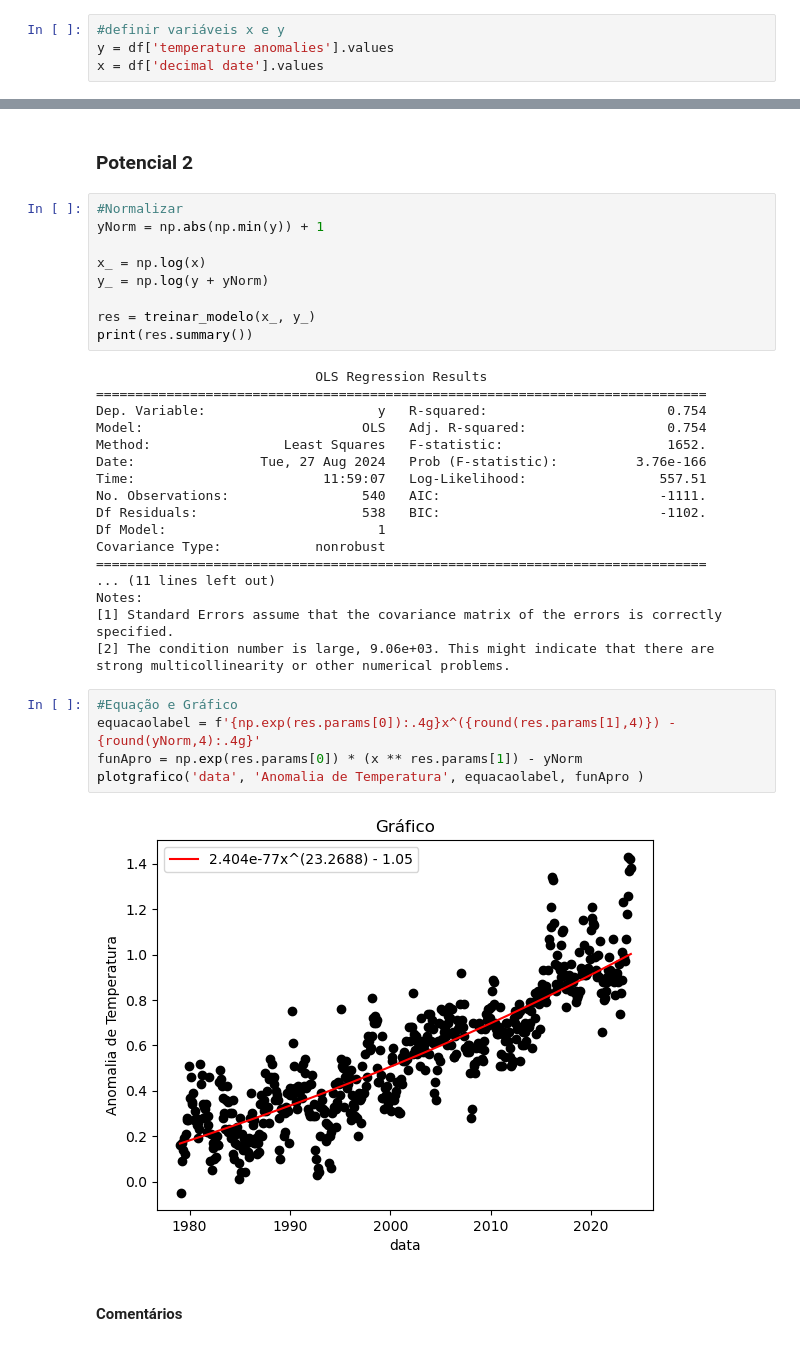
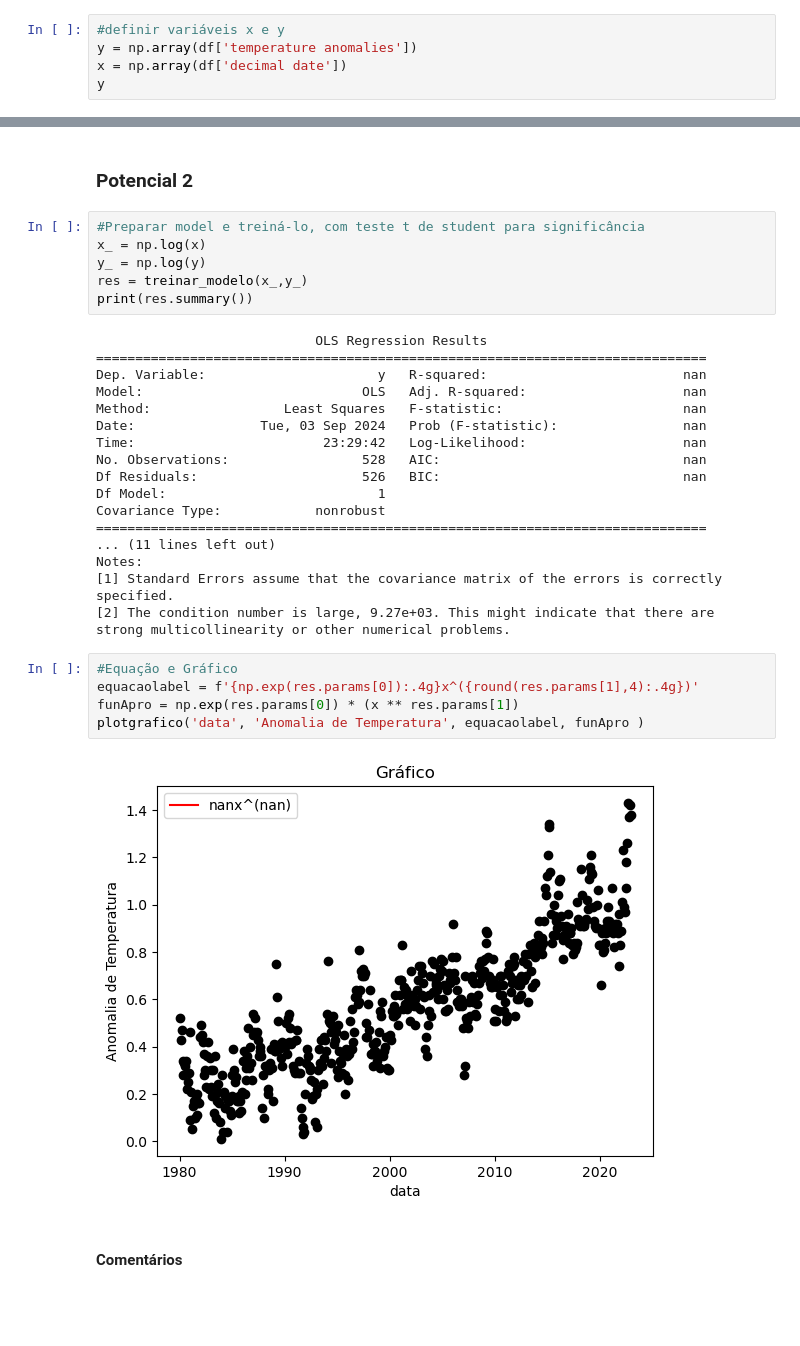
Before and after one commit to Joaof14/Clima_MMQ, a Jupyter notebook: MMQ_statsModel.ipynb, the cells around one changed output, grey strips where cells are left out. Drawn from its saved outputs; the diff is of its cells as text; blank space fills up the shorter version.

```diff
--- a/MMQ_statsModel.ipynb
+++ b/MMQ_statsModel.ipynb
@@ -226,5 +241,6 @@ plotgrafico('data', 'Co2 ppm', equacaolabel, res.fittedvalues )
 Aqui serão realizados estudos de regressão linear simples e ajustes não lineares a partir de dados de uma série temporal de anomalias de temperatura em terra e oceanos, que calcula as anomalias com base nos anos anteriores.
 # %%
 #definir variáveis x e y
-y = df['temperature anomalies'].values
-x = df['decimal date'].values
+y = np.array(df['temperature anomalies'])
+x = np.array(df['decimal date'])
+y
@@ -339,39 +371,36 @@ plotgrafico('data', 'Anomalia de Temperatura', equacaolabel, funApro )
 # %% [markdown]
 ### Potencial 2
 # %%
-#Normalizar
-yNorm = np.abs(np.min(y)) + 1
-
+#Preparar model e treiná-lo, com teste t de student para significância
 x_ = np.log(x)
-y_ = np.log(y + yNorm)
-
-res = treinar_modelo(x_, y_)
+y_ = np.log(y)
+res = treinar_modelo(x_,y_)
 print(res.summary())
 # %% [output]
                             OLS Regression Results
 ==============================================================================
-Dep. Variable:                      y   R-squared:                       0.754
-Model:                            OLS   Adj. R-squared:                  0.754
-Method:                 Least Squares   F-statistic:                     1652.
-Date:                Tue, 27 Aug 2024   Prob (F-statistic):          3.76e-166
-Time:                        11:59:07   Log-Likelihood:                 557.51
-No. Observations:                 540   AIC:                            -1111.
-Df Residuals:                     538   BIC:                            -1102.
+Dep. Variable:                      y   R-squared:                         nan
+Model:                            OLS   Adj. R-squared:                    nan
+Method:                 Least Squares   F-statistic:                       nan
+Date:                Tue, 03 Sep 2024   Prob (F-statistic):                nan
+Time:                        23:29:42   Log-Likelihood:                    nan
+No. Observations:                 528   AIC:                               nan
+Df Residuals:                     526   BIC:                               nan
 Df Model:                           1
 Covariance Type:            nonrobust
 ==============================================================================
 ... (11 lines left out)
 Notes:
 [1] Standard Errors assume that the covariance matrix of the errors is correctly specified.
-[2] The condition number is large, 9.06e+03. This might indicate that there are
+[2] The condition number is large, 9.27e+03. This might indicate that there are
 strong multicollinearity or other numerical problems.
 # %%
 #Equação e Gráfico
-equacaolabel = f'{np.exp(res.params[0]):.4g}x^({round(res.params[1],4)}) - {round(yNorm,4):.4g}'
-funApro = np.exp(res.params[0]) * (x ** res.params[1]) - yNorm
+equacaolabel = f'{np.exp(res.params[0]):.4g}x^({round(res.params[1],4):.4g})'
+funApro = np.exp(res.params[0]) * (x ** res.params[1])
 plotgrafico('data', 'Anomalia de Temperatura', equacaolabel, funApro )
 # %% [output]
-[figure, old version]
+[figure, new version]
 # %% [markdown]
 #### Comentários
 # %% [markdown]
```
Also changed, not shown: parts of 33 cells of this notebook, 3 other files.
